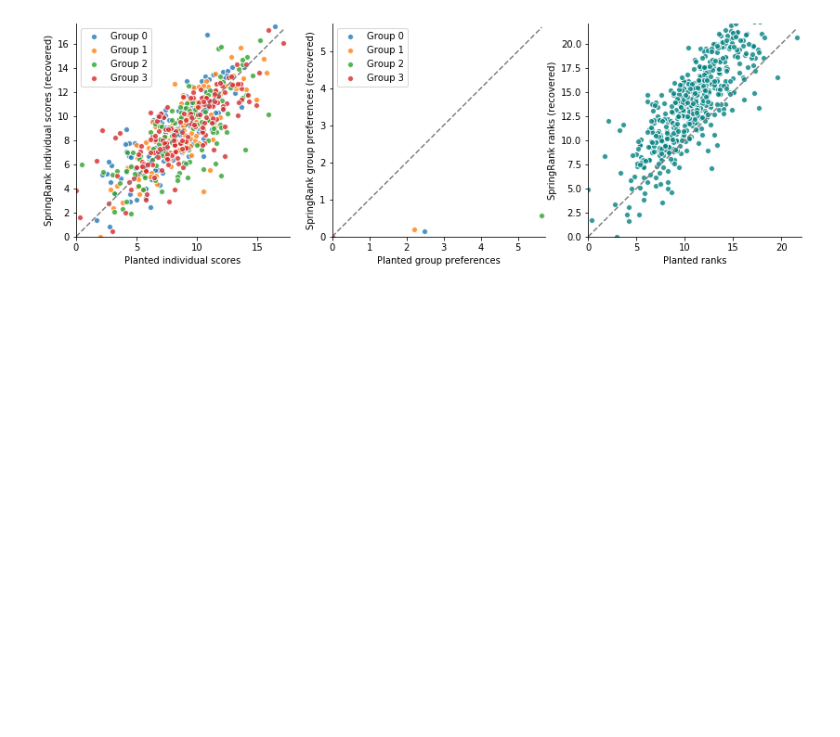
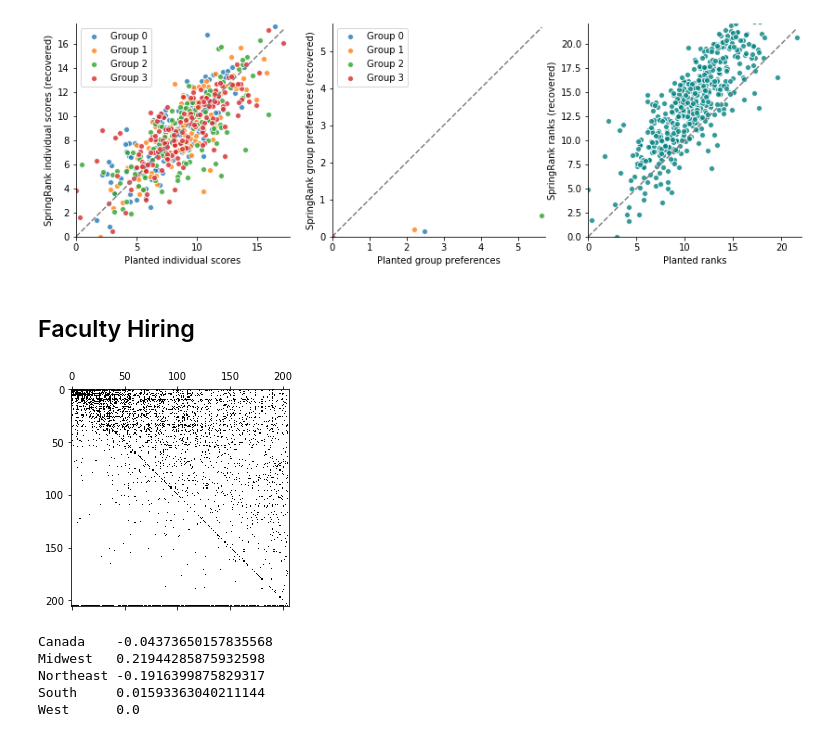
Before and after one commit to AparaV/SpringRankGroups, a Jupyter notebook: api/jupyter/groups.ipynb, the cells around one changed output. Cells and saved outputs as stored; diff of their text form; code cells hidden in the pictures; blank space fills up the shorter version.

Commit message:
Group preferences on faculty hiring data; model identifiability

```diff
--- a/api/jupyter/groups.ipynb
+++ b/api/jupyter/groups.ipynb
@@ -224,3 +221,17 @@ plt.savefig("../../figures/GroupsTest1-beta0.1.PNG", dpi=200)
 plt.show()
 # %% [output]
 [figure]
+# %% [markdown]
+## Faculty Hiring
+# %%
+CS_adjacency_matrix = np.load("../../data/CS.npy")[:-1, :-1]
+regions_list = np.load("../../data/CS_regions.npy")
+
+clean_regions_idx = []
+clean_regions_list = []
+for idx, x in enumerate(regions_list):
+    if x != 1:
+        clean_regions.append(idx)
+        clean_regions_list.append(x)
+
+CS_clean = CS_adjacency_matrix[clean_regions_idx][:, clean_regions_idx]
@@ -226,0 +255,5 @@ plt.show()
+# %%
+plt.spy(CS_adjacency_matrix)
+plt.show()
+# %% [output]
+[figure, added]
@@ -226,0 +268,11 @@ plt.show()
+# %%
+clean_regions_keys = list(regions_keys[:1]) + list(regions_keys[2:])
+
+for region, rank in zip(clean_regions_keys, scores_est['regions']):
+    print(region, rank)
+# %% [output]
+Canada    -0.04373650157835568
+Midwest   0.21944285875932598
+Northeast -0.1916399875829317
+South     0.01593363040211144
+West      0.0
```
Also changed, not shown: parts of 5 cells of this notebook, 4 other files.
